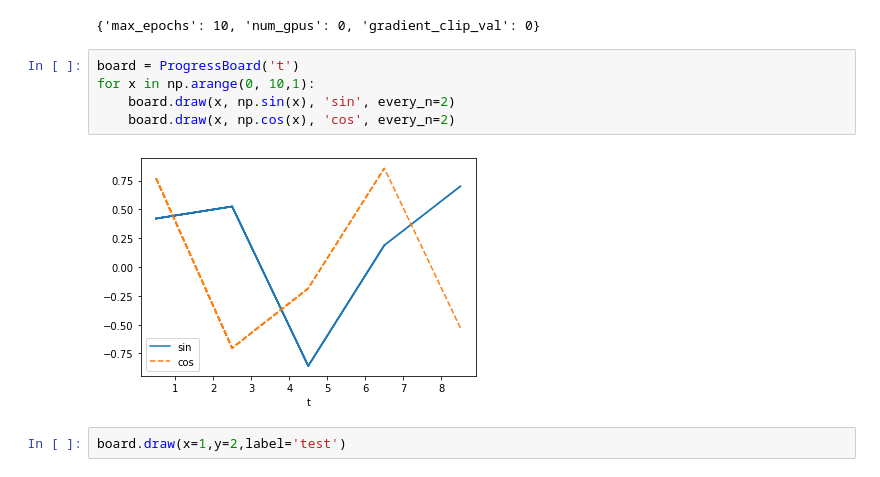
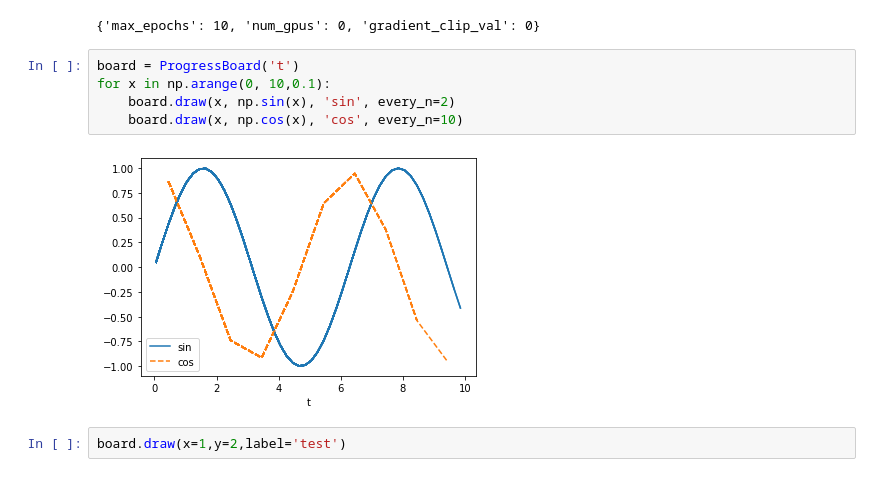
Before and after one commit to jsmidt/scratch, a Jupyter notebook: d2l/chap3_pytorch.ipynb, the cells around one changed output. Saved outputs shown, nothing was run; the diff lists cells and outputs as text.

```diff
--- a/d2l/chap3_pytorch.ipynb
+++ b/d2l/chap3_pytorch.ipynb
@@ -224,11 +224,11 @@ tn.hparams
 {'max_epochs': 10, 'num_gpus': 0, 'gradient_clip_val': 0}
 # %%
 board = ProgressBoard('t')
-for x in np.arange(0, 10,1):
+for x in np.arange(0, 10,0.1):
     board.draw(x, np.sin(x), 'sin', every_n=2)
-    board.draw(x, np.cos(x), 'cos', every_n=2)
+    board.draw(x, np.cos(x), 'cos', every_n=10)
 # %% [output]
-[figure, old version]
+[figure, new version]
 # %%
 board.draw(x=1,y=2,label='test')
 # %% [output]
```
Also changed, not shown: 2 other files.
